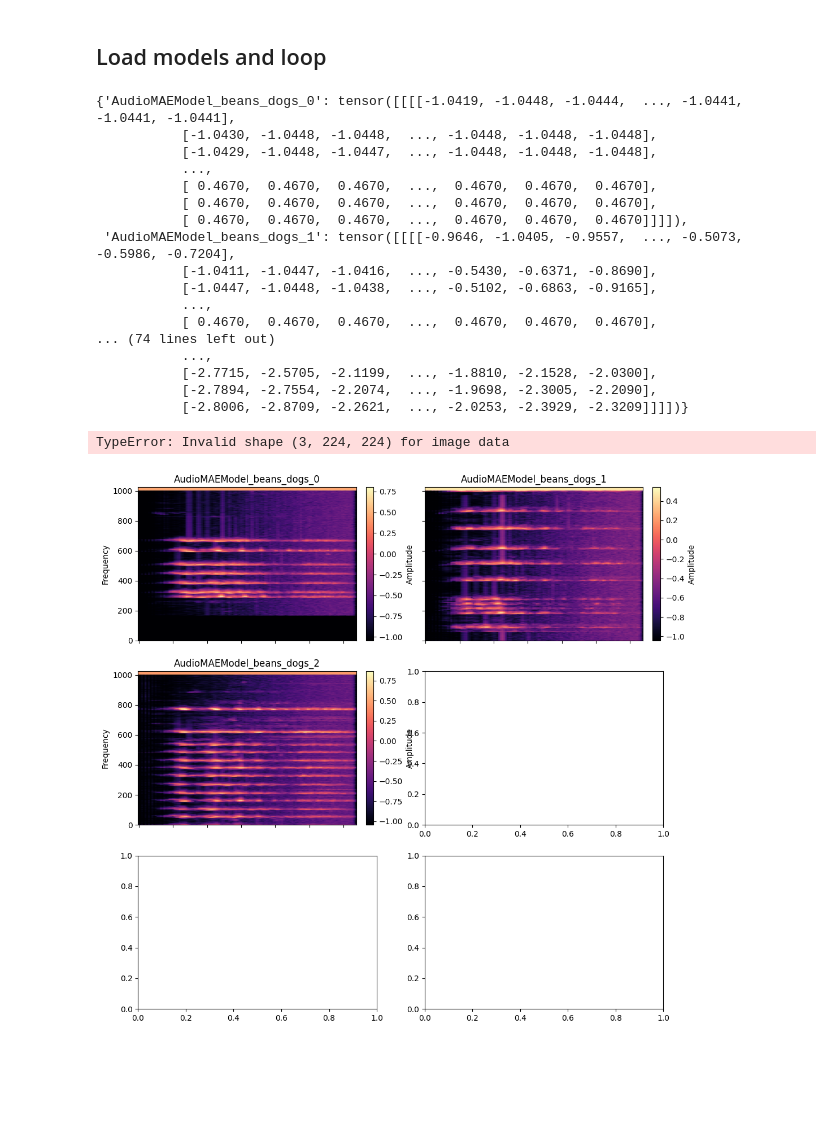
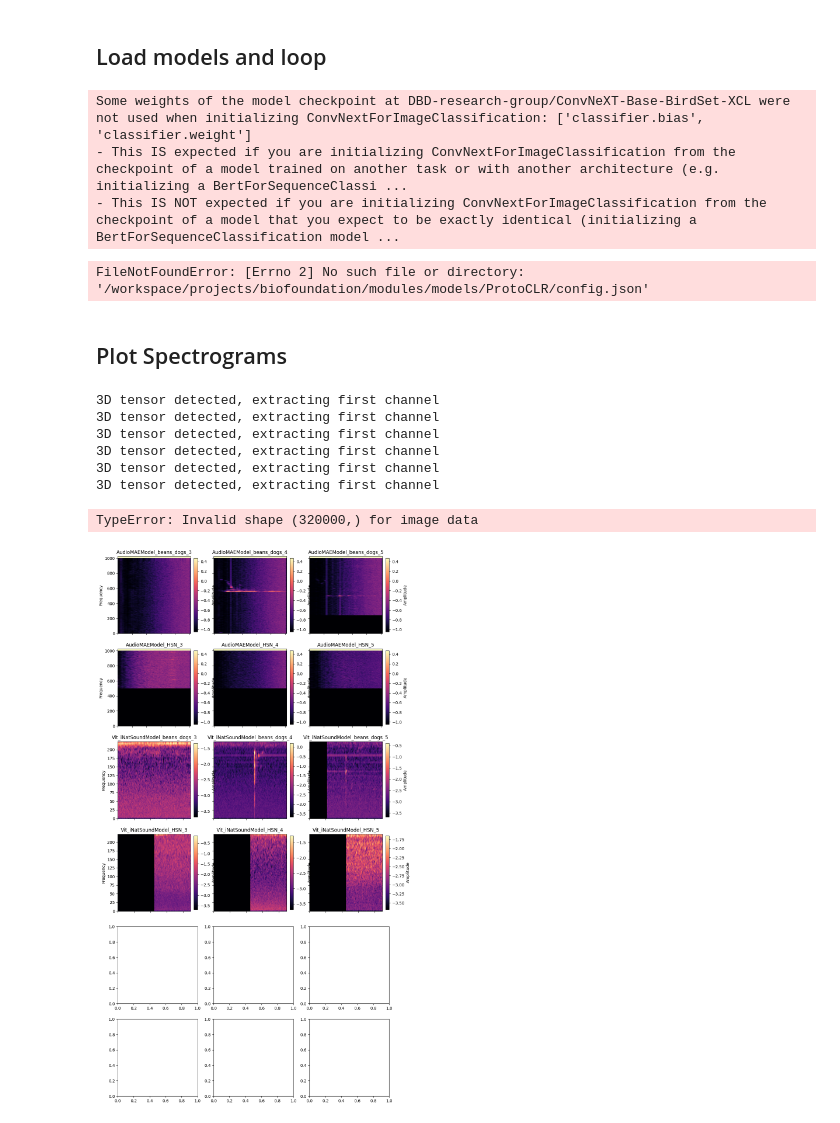
Before and after one commit to DBD-research-group/BioFoundation, a Jupyter notebook: projects/biofoundation/notebooks/Spectrogram-preprocessing.ipynb, the cells around one changed output. Cells and saved outputs as stored; diff of their text form; code cells hidden in the pictures; blank space fills up the shorter version.

Commit message:
Added more models for spectrograms

```diff
--- a/projects/biofoundation/notebooks/Spectrogram-preprocessing.ipynb
+++ b/projects/biofoundation/notebooks/Spectrogram-preprocessing.ipynb
@@ -81,23 +84,51 @@ def convert(inputs, sample_rate=16000, length=10):
         pad = target_length - len(audio)
         audio = np.pad(audio, (pad, 0), mode="constant")
     return torch.tensor(audio, dtype=torch.float32).unsqueeze(0).unsqueeze(0)
+# %%
+from omegaconf import OmegaConf
+from hydra.utils import instantiate
+
+model_cfg = OmegaConf.create({
+    "_target_": "biofoundation.modules.models.convnext.ConvNextModule",
+    "num_classes": 0,
+    "num_channels": 1,
+    "checkpoint": "DBD-research-group/ConvNeXT-Base-BirdSet-XCL",
+    "local_checkpoint": None,
+    "classifier": None,
+    "preprocess_in_model": False,
+    "pooling": "default",
+    "pretrain_info": {
+        "hf_path": None,   # you can set these if needed
+        "hf_name": None,
+        "hf_pretrain_name": None,
+        "valid_test_only": False
+    }
+})
+convnext = instantiate(model_cfg)
+# %% [output]
+Some weights of the model checkpoint at DBD-research-group/ConvNeXT-Base-BirdSet-XCL were not used when initializing ConvNextForImageClassification: ['classifier.bias', 'classifier.weight']
+- This IS expected if you are initializing ConvNextForImageClassification from the checkpoint of a model trained on another task or with another architecture (e.g. initializing a BertForSequenceClassi ...
+- This IS NOT expected if you are initializing ConvNextForImageClassification from the checkpoint of a model that you expect to be exactly identical (initializing a BertForSequenceClassification model ...
 # %%
 from biofoundation.modules.models.audiomae import AudioMAEModel
 from biofoundation.modules.models.vit_inatsound import Vit_iNatSoundModel
+from biofoundation.modules.models.protoCLR import ProtoCLRModel
 from tqdm import tqdm
+#
 # ConvNext_bs, BEATs_NLM, Test PER
-models = [(AudioMAEModel, 16000), (Vit_iNatSoundModel, 22_050)]  # (Model, Sample Rate)
+
+models = [(AudioMAEModel(num_classes=None), 16000), (Vit_iNatSoundModel(num_classes=None), 22_050), (convnext, 32_000)]  # (Model, Sample Rate)
 beans_datasets = [("beans_dogs", 10)]  # (Dataset Name, Number of Classes)
-birdset_datasets = []
-num_samples = 3
+birdset_datasets = ["HSN"]
+start_samples = 3 # From Dataset i to start
+num_samples = 3  # Number of samples to process from each dataset
 spectrograms = {}
 
-for model_cls, sample_rate in tqdm(models, desc="Models"):
-    model = model_cls(num_classes=None) # num_classes=None as we don't use the classifier here
+for model, sample_rate in tqdm(models, desc="Models"):
     # Load beans datasets
     for beans_name, n_classes in beans_datasets:
         beans_dataset = load_beans_dataset(n_classes=n_classes, sample_rate=sample_rate, name=beans_name)
-        for i in range(num_samples):
+        for i in range(start_samples, start_samples + num_samples):
             input_tensor = convert(beans_dataset["test"][i], sample_rate=sample_rate)
             output = model._preprocess(input_values=input_tensor)
             var_name = f"{model.__class__.__name__}_{beans_name}_{i}"
@@ -105,57 +136,52 @@ for model_cls, sample_rate in tqdm(models, desc="Models"):
     # Load birdset datasets
     for birdset_name in birdset_datasets:
         birdset_dataset = load_birdset_dataset(sample_rate=sample_rate, name=birdset_name)
-        for i in range(num_samples):
-            input_tensor = convert(birdset_dataset["test"][i], sample_rate=sample_rate)
+        for i in range(start_samples, start_samples + num_samples):
+            input_tensor = convert(birdset_dataset[i], sample_rate=sample_rate, birdset=True)
             output = model._preprocess(input_values=input_tensor)
             var_name = f"{model.__class__.__name__}_{birdset_name}_{i}"
             spectrograms[var_name] = output
 
 spectrograms
 # %% [output]
-{'AudioMAEModel_beans_dogs_0': tensor([[[[-1.0419, -1.0448, -1.0444,  ..., -1.0441, -1.0441, -1.0441],
-           [-1.0430, -1.0448, -1.0448,  ..., -1.0448, -1.0448, -1.0448],
-           [-1.0429, -1.0448, -1.0447,  ..., -1.0448, -1.0448, -1.0448],
-           ...,
-           [ 0.4670,  0.4670,  0.4670,  ...,  0.4670,  0.4670,  0.4670],
-           [ 0.4670,  0.4670,  0.4670,  ...,  0.4670,  0.4670,  0.4670],
-           [ 0.4670,  0.4670,  0.4670,  ...,  0.4670,  0.4670,  0.4670]]]]),
- 'AudioMAEModel_beans_dogs_1': tensor([[[[-0.9646, -1.0405, -0.9557,  ..., -0.5073, -0.5986, -0.7204],
-           [-1.0411, -1.0447, -1.0416,  ..., -0.5430, -0.6371, -0.8690],
-           [-1.0447, -1.0448, -1.0438,  ..., -0.5102, -0.6863, -0.9165],
-           ...,
-           [ 0.4670,  0.4670,  0.4670,  ...,  0.4670,  0.4670,  0.4670],
-... (74 lines left out)
-           ...,
-           [-2.7715, -2.5705, -2.1199,  ..., -1.8810, -2.1528, -2.0300],
-           [-2.7894, -2.7554, -2.2074,  ..., -1.9698, -2.3005, -2.2090],
-           [-2.8006, -2.8709, -2.2621,  ..., -2.0253, -2.3929, -2.3209]]]])}
+FileNotFoundError: [Errno 2] No such file or directory: '/workspace/projects/biofoundation/modules/models/ProtoCLR/config.json'
+# %% [markdown]
+## Plot Spectrograms
 # %%
 import matplotlib.pyplot as plt
 
 n = len(spectrograms)
-cols = 2
+cols = num_samples
 rows = (n + cols - 1) // cols
 
 fig, axes = plt.subplots(rows, cols, figsize=(12, 4 * rows))
 
 for ax, (key, spec) in zip(axes.flat, spectrograms.items()):
     img = spec.squeeze().cpu().numpy()
+    if img.ndim == 3:
+        print("3D tensor detected, extracting first channel")
+        img = img[0]
     im = ax.imshow(img, aspect='auto', origin='lower', cmap='magma')
     ax.set_title(key)
     ax.set_xlabel('Time')
     ax.set_ylabel('Frequency')
     ax.label_outer()
     # Add colorbar for each subplot
     cbar = fig.colorbar(im, ax=ax, orientation='vertical', fraction=0.046, pad=0.04)
     cbar.set_label('Amplitude')
 
 # Hide any unused subplots
 for i in range(n, rows * cols):
     fig.delaxes(axes.flat[i])
 
 plt.tight_layout()
 plt.show()
 # %% [output]
-TypeError: Invalid shape (3, 224, 224) for image data
+3D tensor detected, extracting first channel
+3D tensor detected, extracting first channel
+3D tensor detected, extracting first channel
+3D tensor detected, extracting first channel
+3D tensor detected, extracting first channel
+3D tensor detected, extracting first channel
+TypeError: Invalid shape (320000,) for image data
-[figure, old version]
+[figure, new version]
```
Also changed, not shown: parts of 2 cells of this notebook.
